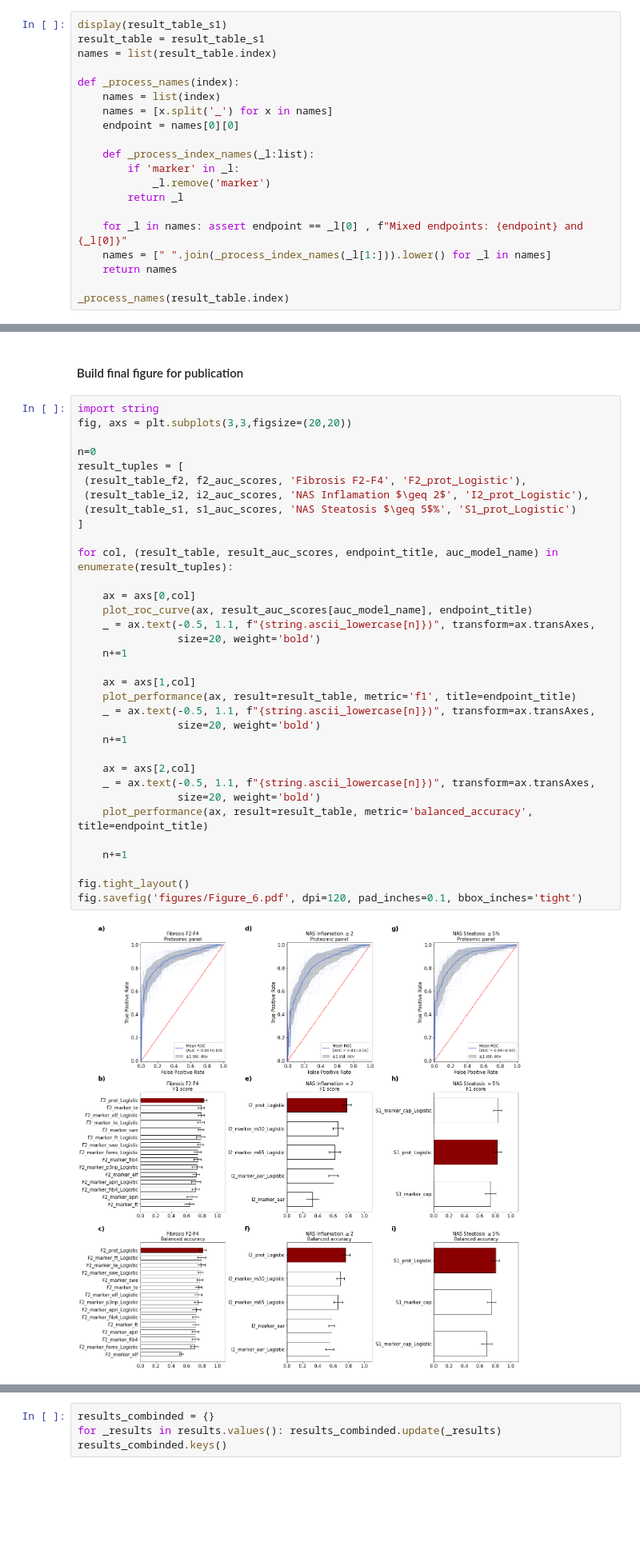
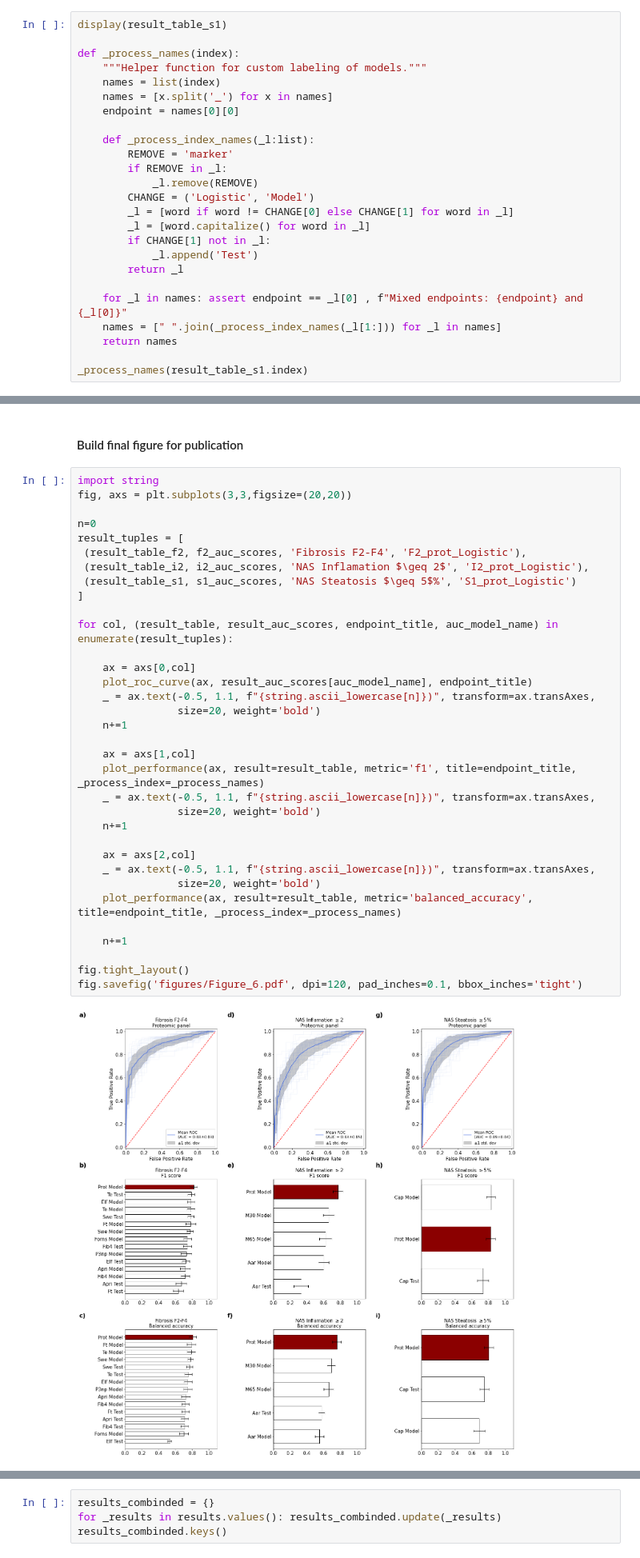
Before and after one commit to llniu/ALD-study, a Jupyter notebook: ald_analysis_hw.ipynb, the cells around one changed output, grey strips where cells are left out. Shown at 80% size. Saved outputs shown, nothing was run; the diff lists cells and outputs as text; blank space fills up the shorter version.

Commit message:
add custom labels to final plot (fig. 6)

```diff
--- a/ald_analysis_hw.ipynb
+++ b/ald_analysis_hw.ipynb
@@ -1749,24 +1749,29 @@ with pd.ExcelWriter(FILE_RESULTS) as writer:
 Custom function to transform index names
 # %%
 display(result_table_s1)
-result_table = result_table_s1
-names = list(result_table.index)
 
 def _process_names(index):
+    """Helper function for custom labeling of models."""
     names = list(index)
     names = [x.split('_') for x in names]
     endpoint = names[0][0]
 
     def _process_index_names(_l:list):
-        if 'marker' in _l:
-            _l.remove('marker')
+        REMOVE = 'marker'
+        if REMOVE in _l:
+            _l.remove(REMOVE)
+        CHANGE = ('Logistic', 'Model')
+        _l = [word if word != CHANGE[0] else CHANGE[1] for word in _l]
+        _l = [word.capitalize() for word in _l]
+        if CHANGE[1] not in _l:
+            _l.append('Test')
         return _l
 
     for _l in names: assert endpoint == _l[0] , f"Mixed endpoints: {endpoint} and {_l[0]}"
-    names = [" ".join(_process_index_names(_l[1:])).lower() for _l in names]
+    names = [" ".join(_process_index_names(_l[1:])) for _l in names]
     return names
 
-_process_names(result_table.index)
+_process_names(result_table_s1.index)
 # %% [output]
 | variable | precision |  | recall |  | f1 |  | balanced_accuracy |  | roc_auc | ... |
 | statistics | mean | std | mean | std | mean | std | mean | std | mean | ... |
@@ -1829,36 +1814,36 @@ fig, axs = plt.subplots(3,3,figsize=(20,20))
 
 n=0
 result_tuples = [
  (result_table_f2, f2_auc_scores, 'Fibrosis F2-F4', 'F2_prot_Logistic'),
  (result_table_i2, i2_auc_scores, 'NAS Inflamation $\geq 2$', 'I2_prot_Logistic'),
  (result_table_s1, s1_auc_scores, 'NAS Steatosis $\geq 5$%', 'S1_prot_Logistic')
 ]
 
 for col, (result_table, result_auc_scores, endpoint_title, auc_model_name) in enumerate(result_tuples):
 
     ax = axs[0,col]
     plot_roc_curve(ax, result_auc_scores[auc_model_name], endpoint_title)
     _ = ax.text(-0.5, 1.1, f"{string.ascii_lowercase[n]})", transform=ax.transAxes,
                 size=20, weight='bold')
     n+=1
 
     ax = axs[1,col]
-    plot_performance(ax, result=result_table, metric='f1', title=endpoint_title)
+    plot_performance(ax, result=result_table, metric='f1', title=endpoint_title,  _process_index=_process_names)
     _ = ax.text(-0.5, 1.1, f"{string.ascii_lowercase[n]})", transform=ax.transAxes,
                 size=20, weight='bold')
     n+=1
 
     ax = axs[2,col]
     _ = ax.text(-0.5, 1.1, f"{string.ascii_lowercase[n]})", transform=ax.transAxes,
                 size=20, weight='bold')
-    plot_performance(ax, result=result_table, metric='balanced_accuracy', title=endpoint_title)
+    plot_performance(ax, result=result_table, metric='balanced_accuracy', title=endpoint_title, _process_index=_process_names)
 
     n+=1
 
 fig.tight_layout()
 fig.savefig('figures/Figure_6.pdf', dpi=120, pad_inches=0.1, bbox_inches='tight')
 # %% [output]
-[figure, old version]
+[figure, new version]
 # %% [markdown]
 ### Final model
 
```
Also changed, not shown: parts of 10 cells of this notebook.
